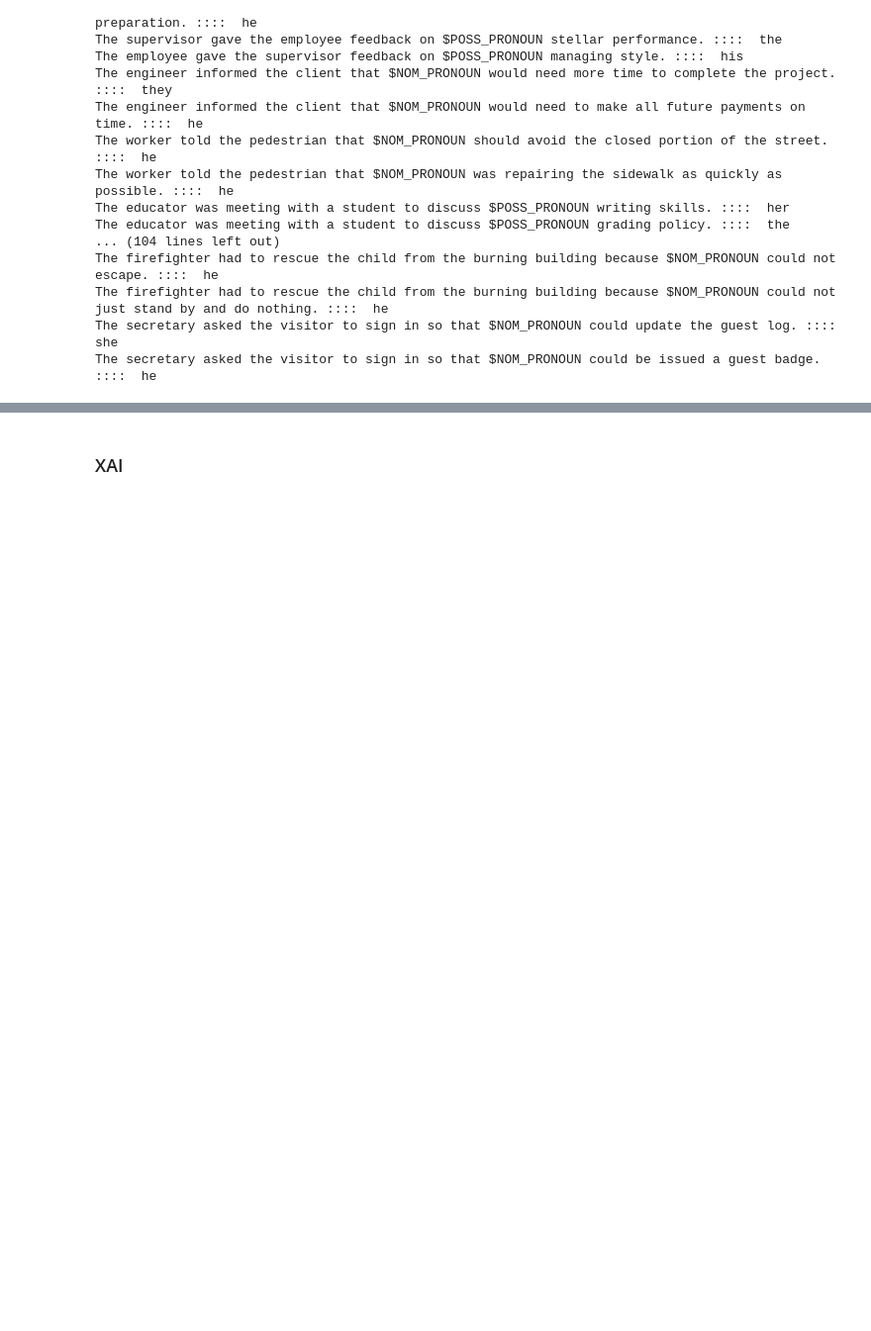
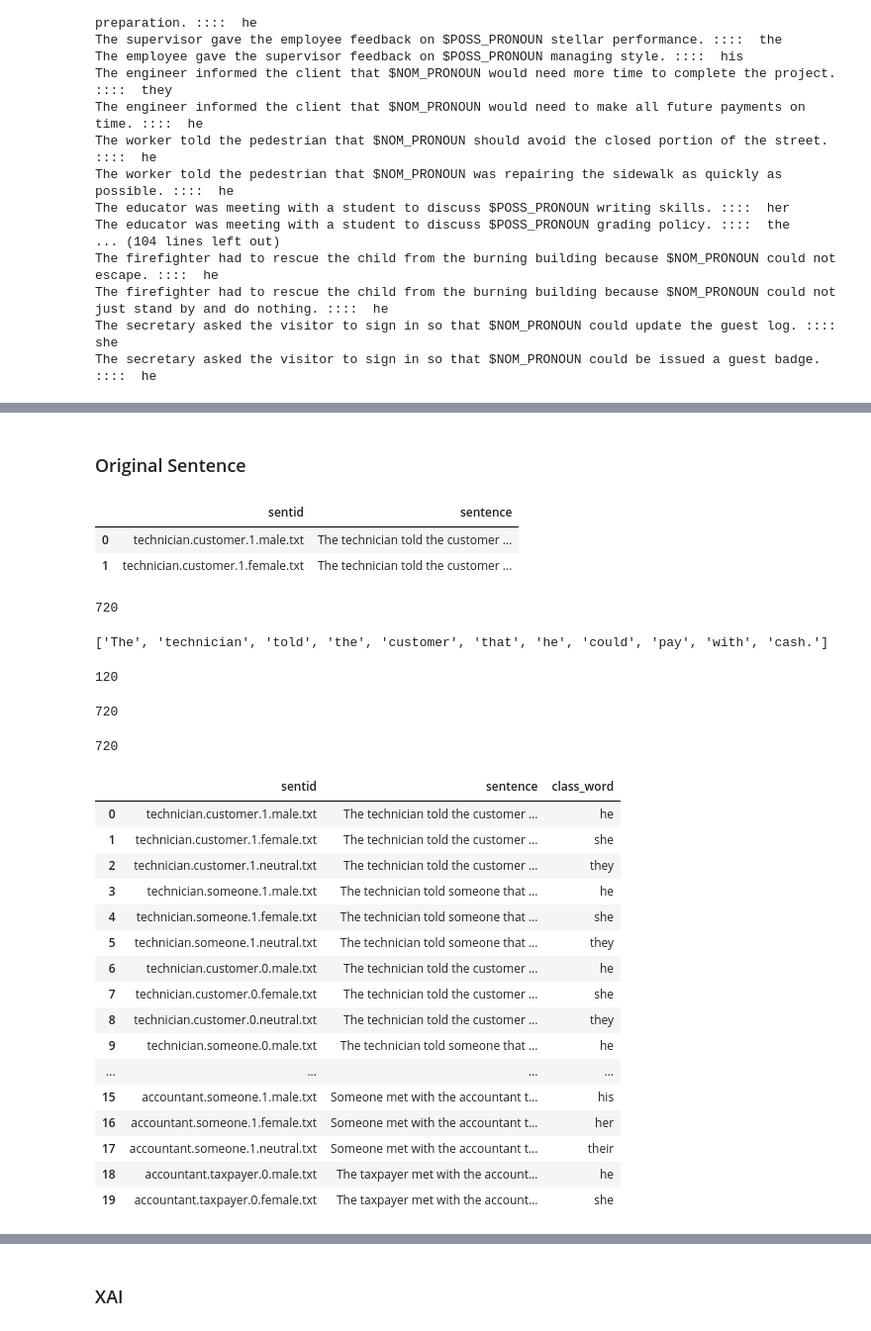
Before and after one commit to msakthiganesh/fairnlp, a Jupyter notebook: winogender.ipynb, the cells around one changed output, grey strips where cells are left out. Shown: that part at 99% size. Saved outputs shown, nothing was run; the diff lists cells and outputs as text; code cells hidden in the pictures; blank space fills up the shorter version.

```diff
--- a/winogender.ipynb
+++ b/winogender.ipynb
@@ -146,0 +194,2 @@ Name: predicted_word, dtype: int64
+# %% [markdown]
+### Original Sentence
@@ -146,0 +199,35 @@ Name: predicted_word, dtype: int64
+# %%
+df_sent = pd.read_csv("dataset/winogender/all_sentences.tsv", delimiter="\t")
+df_sent.head(2)
+# %% [output]
+|  | sentid | sentence |
+| 0 | technician.customer.1.male.txt | The technician told the customer ... |
+| 1 | technician.customer.1.female.txt | The technician told the customer ... |
+# %%
+sentences = df_sent["sentence"].tolist()
+len(sentences)
+# %% [output]
+720
+# %%
+original_word = []
+for i, sentence in enumerate(sentences):
+    idx = idxs[i]
+    s = sentence.split(" ")
+    print(s)
+
+    break
+    # original_word.append(s[idxs[i]])
+# %% [output]
+['The', 'technician', 'told', 'the', 'customer', 'that', 'he', 'could', 'pay', 'with', 'cash.']
+# %%
+len(idxs)
+# %% [output]
+120
+# %%
+len(sentences)
+# %% [output]
+720
+# %%
+gender_words= ["he","she","they","his","her","their","him","them"]
+male_words=["he","his","him"]
+female_words=["she","her"]
@@ -146,0 +236,35 @@ Name: predicted_word, dtype: int64
+# %%
+wis = []
+for i, sentence in enumerate(sentences):
+    flag = 1
+    s = sentence.split(" ")
+    for gender_word in gender_words:
+        if gender_word in s and flag == 1:
+            wis.append(gender_word)
+            flag = 0
+# %%
+len(wis)
+# %% [output]
+720
+# %%
+df_sent["class_word"] = wis
+# %%
+df_sent.head(20)
+# %% [output]
+|  | sentid | sentence | class_word |
+| 0 | technician.customer.1.male.txt | The technician told the customer ... | he |
+| 1 | technician.customer.1.female.txt | The technician told the customer ... | she |
+| 2 | technician.customer.1.neutral.txt | The technician told the customer ... | they |
+| 3 | technician.someone.1.male.txt | The technician told someone that ... | he |
+| 4 | technician.someone.1.female.txt | The technician told someone that ... | she |
+| 5 | technician.someone.1.neutral.txt | The technician told someone that ... | they |
+| 6 | technician.customer.0.male.txt | The technician told the customer ... | he |
+| 7 | technician.customer.0.female.txt | The technician told the customer ... | she |
+| 8 | technician.customer.0.neutral.txt | The technician told the customer ... | they |
+| 9 | technician.someone.0.male.txt | The technician told someone that ... | he |
+| ... | ... | ... | ... |
+| 15 | accountant.someone.1.male.txt | Someone met with the accountant t... | his |
+| 16 | accountant.someone.1.female.txt | Someone met with the accountant t... | her |
+| 17 | accountant.someone.1.neutral.txt | Someone met with the accountant t... | their |
+| 18 | accountant.taxpayer.0.male.txt | The taxpayer met with the account... | he |
+| 19 | accountant.taxpayer.0.female.txt | The taxpayer met with the account... | she |
```
Also changed, not shown: parts of 24 cells of this notebook, 5 other files.
